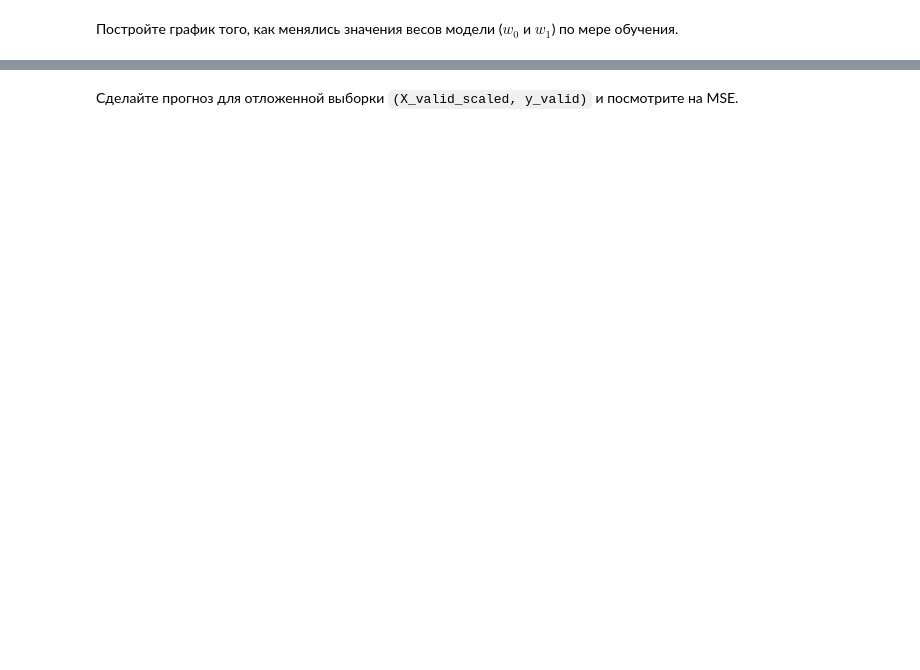
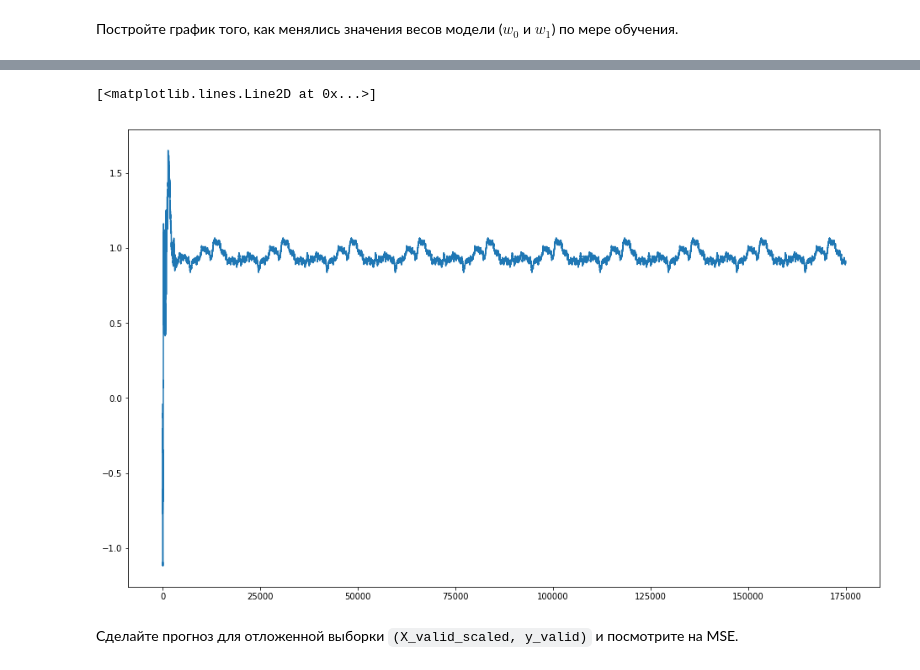
Before and after one commit to yuliok0715/ODS-course, a Jupyter notebook: 08_Vowpal_wabbit/hw8_part1_implement_sgd.ipynb, the cells around one changed output, grey strips where cells are left out. Saved outputs shown, nothing was run; the diff lists cells and outputs as text; code cells hidden in the pictures; blank space fills up the shorter version.

```diff
--- a/08_Vowpal_wabbit/hw8_part1_implement_sgd.ipynb
+++ b/08_Vowpal_wabbit/hw8_part1_implement_sgd.ipynb
@@ -166,3 +152,8 @@ regressor.weights_
+# %%
+plt.plot([x[1] for x in regressor.weights_])
+# %% [output]
+[<matplotlib.lines.Line2D at 0x...>]
+[figure, added]
 # %% [markdown]
 Сделайте прогноз для отложенной выборки `(X_valid_scaled, y_valid)` и посмотрите на MSE.
 # %%
```
Also changed, not shown: parts of 29 cells of this notebook.
